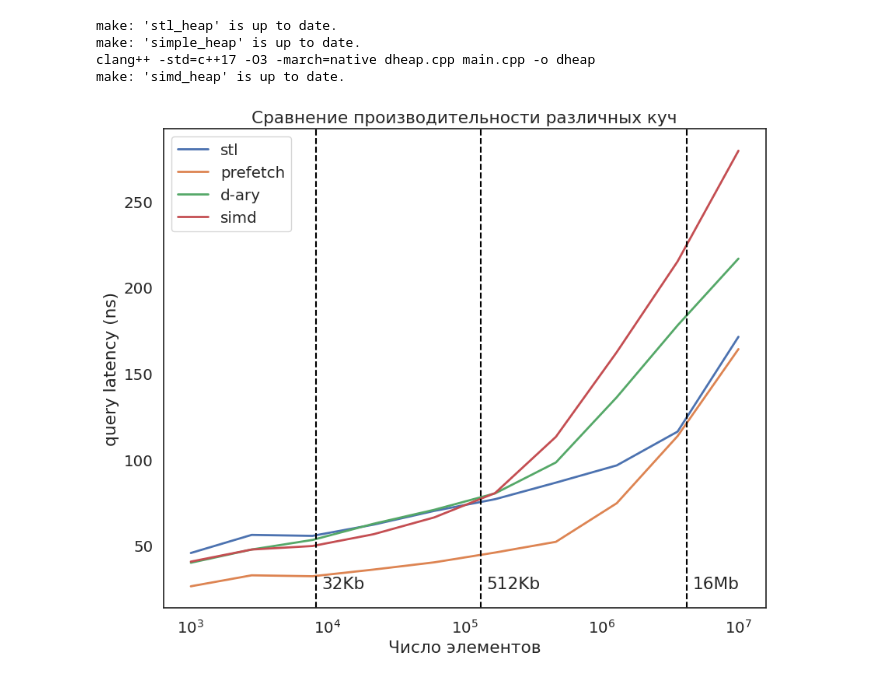
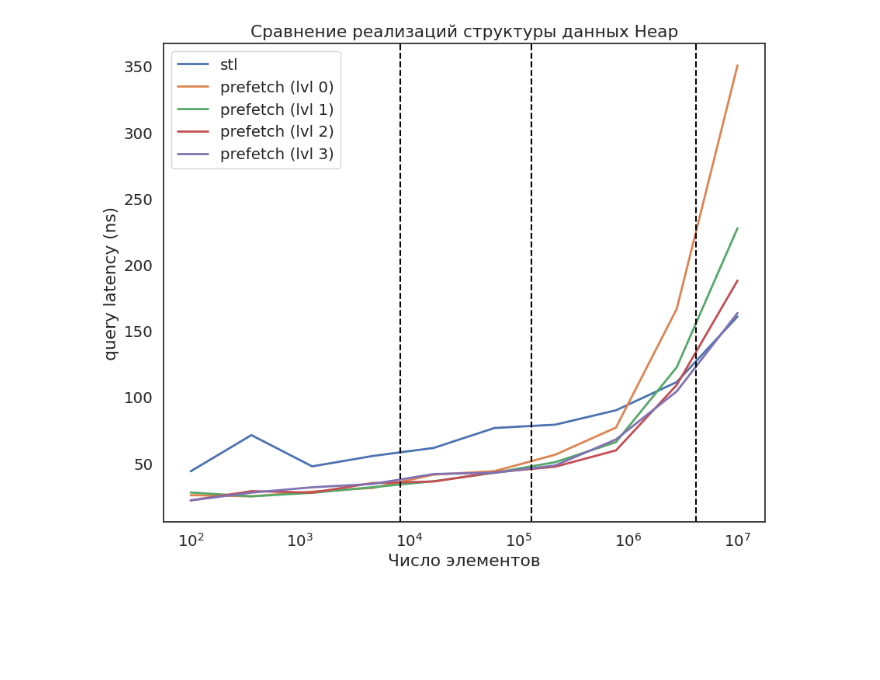
Before and after one commit to maxgaponov/fast-heaps, a Jupyter notebook: benchmark.ipynb, the cells around one changed output. Saved outputs shown, nothing was run; the diff lists cells and outputs as text; code cells hidden in the pictures; blank space fills up the shorter version.

```diff
--- a/benchmark.ipynb
+++ b/benchmark.ipynb
@@ -5,3 +6,21 @@ import seaborn as sns
 
 sns.set(style='white', font_scale=1.3)
+# %%
+def benchmark(heaps, N_list, Q):
+    bench_result = dict()
+    bench_result['N_list'] = N_list
+    bench_result['Q'] = Q
+    bench_result['latency'] = []
+
+    for heap, options in heaps:
+        for option_name, option in options:
+            !./compile {heap} {option}
+            values = []
+            for N in tqdm(N_list, desc=option_name):
+                res = !./{heap} {N} {Q}
+                values += [float(res[1].split(': ')[1])]
+
+            bench_result['latency'] += [(option_name, values)]
+
+    return bench_result
 # %%
@@ -47,8 +67,22 @@ def plot_latency(heaps):
-# %%
-plot_latency(['stl_heap', 'simple_heap', 'dheap', 'simd_heap'])
-# %% [output]
-make: 'stl_heap' is up to date.
-make: 'simple_heap' is up to date.
-clang++ -std=c++17 -O3 -march=native dheap.cpp main.cpp -o dheap
-make: 'simd_heap' is up to date.
-[figure, removed]
+# %%
+heaps = [
+    ('stl_heap', [('stl', '')]),
+
+    ('simple_heap', [
+        ('prefetch (lvl 0)', '-DPREFETCH_LEVEL=0'),
+        ('prefetch (lvl 1)', '-DPREFETCH_LEVEL=1'),
+        ('prefetch (lvl 2)', '-DPREFETCH_LEVEL=2'),
+        ('prefetch (lvl 3)', '-DPREFETCH_LEVEL=3'),
+    ]),
+
+#     'dheap',
+#     'simd_heap'
+]
+N_list = np.logspace(2, 7, 10).astype(int).tolist()
+Q = 10
+
+bench_result = benchmark(heaps, N_list, Q)
+# %%
+plot_latency(bench_result)
+# %% [output]
+[figure, added]
```
Also changed, not shown: parts of 5 cells of this notebook, 3 other files.
